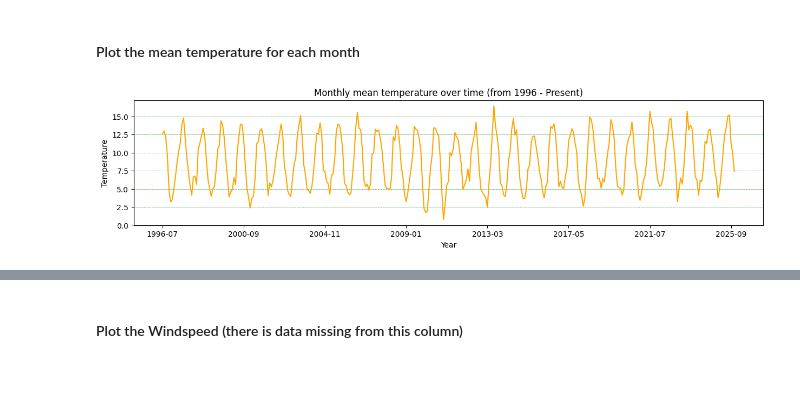
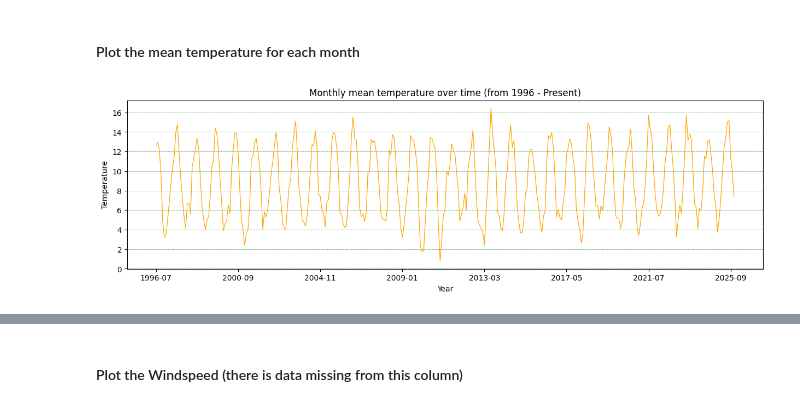
Before and after one commit to quyenphanlyons/programming-for-data-analytics, a Jupyter notebook: assignments/assignment06-weather.ipynb, the cells around one changed output, grey strips where cells are left out. Saved outputs shown, nothing was run; the diff lists cells and outputs as text; code cells hidden in the pictures; blank space fills up the shorter version.

```diff
--- a/assignments/assignment06-weather.ipynb
+++ b/assignments/assignment06-weather.ipynb
@@ -142,13 +85,12 @@ month
 #### Plot the mean temperature for each month
 # %%
 # Plot mean temperature each month
-plt.figure(figsize=(15,3))
-df_anal1['temp'].plot(color="orange")
-#plt.plot(df_anal1.index, df_anal1["temp"], color="orange")
+plt.figure(figsize=(15,4))
+df_anal1['temp'].plot(color="orange",linewidth=0.9)
 plt.title('Monthly mean temperature over time (from 1996 - Present)')
 plt.xlabel('Year')
 plt.ylabel('Temperature')
 plt.grid(axis = 'y',color = 'green', linestyle = '--', linewidth = 0.4)
 plt.show()
 # %% [output]
-[figure, old version]
+[figure, new version]
```
Also changed, not shown: parts of 36 cells of this notebook.
